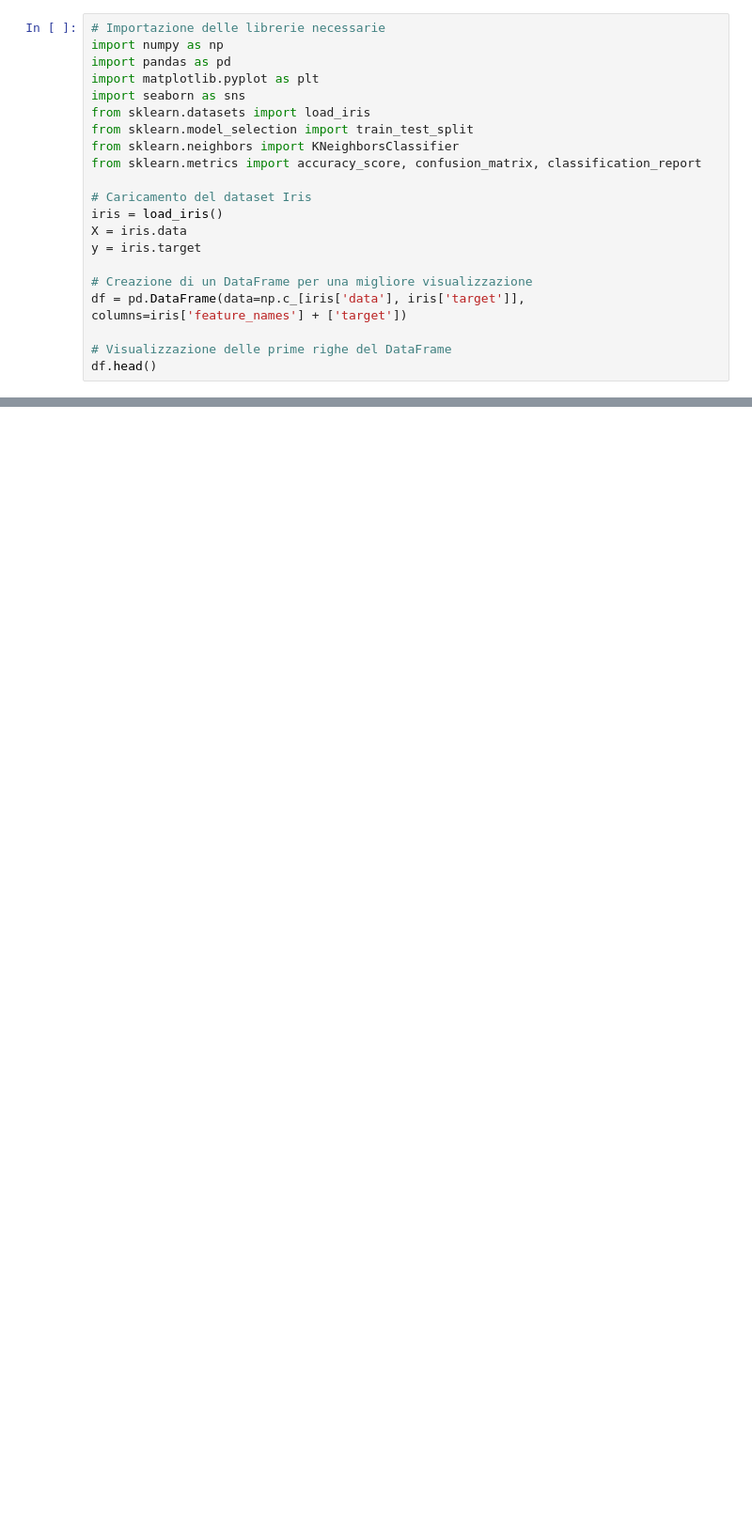
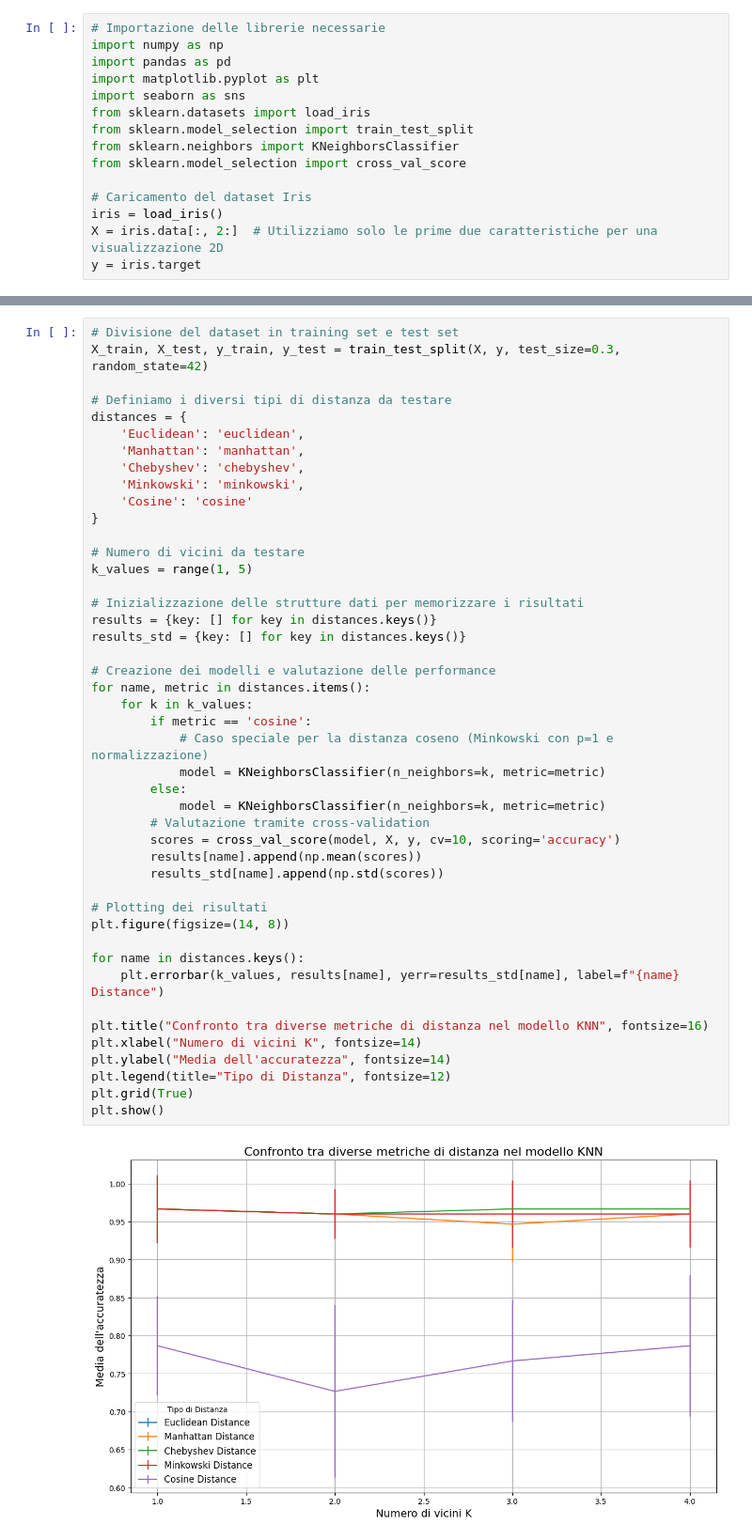
Before and after one commit to lorenzo-arcioni/MachineLearning-training, a Jupyter notebook: Algorithms/KNN/Notebooks/scelta_ottimale_distanze.ipynb, the cells around one changed output, grey strips where cells are left out. Shown at 94% size. Saved outputs shown, nothing was run; the diff lists cells and outputs as text; blank space fills up the shorter version.

```diff
--- a/Algorithms/KNN/Notebooks/scelta_ottimale_distanze.ipynb
+++ b/Algorithms/KNN/Notebooks/scelta_ottimale_distanze.ipynb
@@ -7,15 +7,9 @@ import seaborn as sns
 from sklearn.datasets import load_iris
 from sklearn.model_selection import train_test_split
 from sklearn.neighbors import KNeighborsClassifier
-from sklearn.metrics import accuracy_score, confusion_matrix, classification_report
+from sklearn.model_selection import cross_val_score
 
 # Caricamento del dataset Iris
 iris = load_iris()
-X = iris.data
+X = iris.data[:, 2:]  # Utilizziamo solo le prime due caratteristiche per una visualizzazione 2D
 y = iris.target
-
-# Creazione di un DataFrame per una migliore visualizzazione
-df = pd.DataFrame(data=np.c_[iris['data'], iris['target']], columns=iris['feature_names'] + ['target'])
-
-# Visualizzazione delle prime righe del DataFrame
-df.head()
@@ -109,0 +16,47 @@ plt.show()
+# %%
+# Divisione del dataset in training set e test set
+X_train, X_test, y_train, y_test = train_test_split(X, y, test_size=0.3, random_state=42)
+
+# Definiamo i diversi tipi di distanza da testare
+distances = {
+    'Euclidean': 'euclidean',
+    'Manhattan': 'manhattan',
+    'Chebyshev': 'chebyshev',
+    'Minkowski': 'minkowski',
+    'Cosine': 'cosine'
+}
+
+# Numero di vicini da testare
+k_values = range(1, 5)
+
+# Inizializzazione delle strutture dati per memorizzare i risultati
+results = {key: [] for key in distances.keys()}
+results_std = {key: [] for key in distances.keys()}
+
+# Creazione dei modelli e valutazione delle performance
+for name, metric in distances.items():
+    for k in k_values:
+        if metric == 'cosine':
+            # Caso speciale per la distanza coseno (Minkowski con p=1 e normalizzazione)
+            model = KNeighborsClassifier(n_neighbors=k, metric=metric)
+        else:
+            model = KNeighborsClassifier(n_neighbors=k, metric=metric)
+        # Valutazione tramite cross-validation
+        scores = cross_val_score(model, X, y, cv=10, scoring='accuracy')
+        results[name].append(np.mean(scores))
+        results_std[name].append(np.std(scores))
+
+# Plotting dei risultati
+plt.figure(figsize=(14, 8))
+
+for name in distances.keys():
+    plt.errorbar(k_values, results[name], yerr=results_std[name], label=f"{name} Distance")
+
+plt.title("Confronto tra diverse metriche di distanza nel modello KNN", fontsize=16)
+plt.xlabel("Numero di vicini K", fontsize=14)
+plt.ylabel("Media dell'accuratezza", fontsize=14)
+plt.legend(title="Tipo di Distanza", fontsize=12)
+plt.grid(True)
+plt.show()
+# %% [output]
+[figure, added]
```
Also changed, not shown: parts of 3 cells of this notebook, 9 other files.
